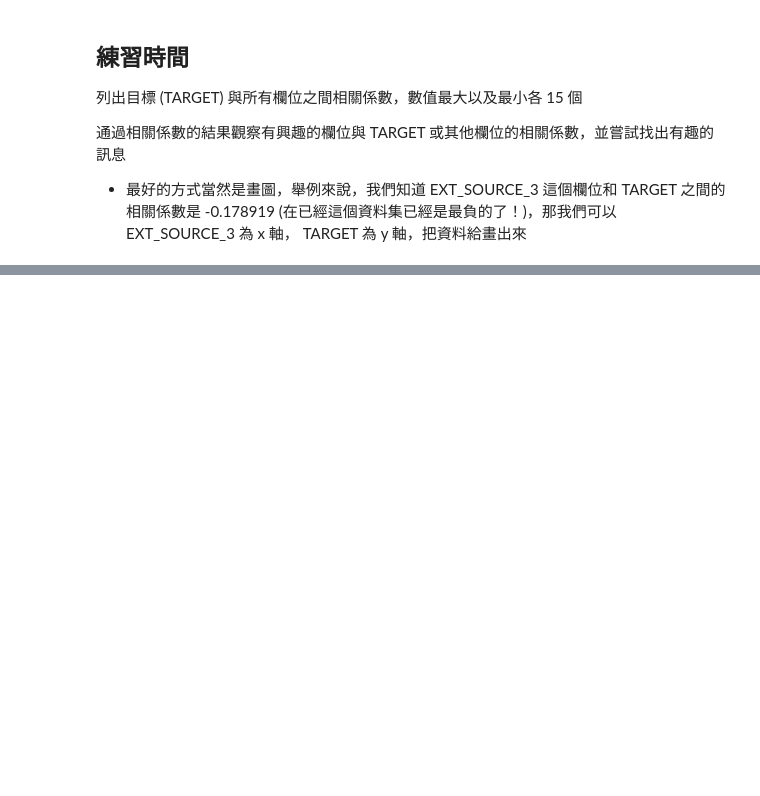
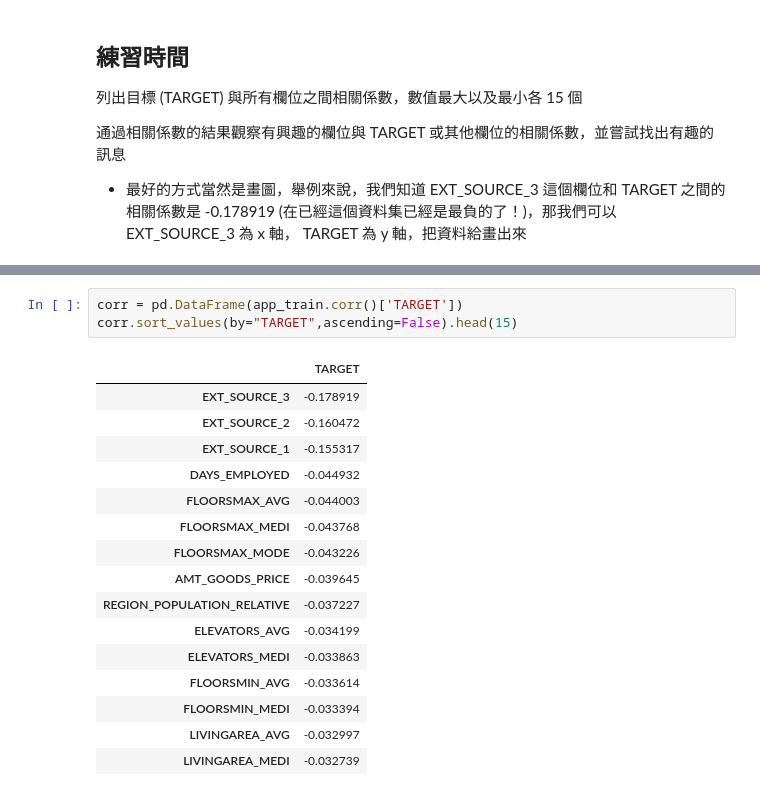
Before and after one commit to hsuehcc/Day15, a Jupyter notebook: Day_015_HW.ipynb, the cells around one changed output, grey strips where cells are left out. Drawn from its saved outputs; the diff is of its cells as text; blank space fills up the shorter version.

```diff
--- a/Day_015_HW.ipynb
+++ b/Day_015_HW.ipynb
@@ -89,0 +111,20 @@ app_train.corr()['TARGET'].max()
+# %%
+corr = pd.DataFrame(app_train.corr()['TARGET'])
+corr.sort_values(by="TARGET",ascending=False).head(15)
+# %% [output]
+|  | TARGET |
+| EXT_SOURCE_3 | -0.178919 |
+| EXT_SOURCE_2 | -0.160472 |
+| EXT_SOURCE_1 | -0.155317 |
+| DAYS_EMPLOYED | -0.044932 |
+| FLOORSMAX_AVG | -0.044003 |
+| FLOORSMAX_MEDI | -0.043768 |
+| FLOORSMAX_MODE | -0.043226 |
+| AMT_GOODS_PRICE | -0.039645 |
+| REGION_POPULATION_RELATIVE | -0.037227 |
+| ELEVATORS_AVG | -0.034199 |
+| ELEVATORS_MEDI | -0.033863 |
+| FLOORSMIN_AVG | -0.033614 |
+| FLOORSMIN_MEDI | -0.033394 |
+| LIVINGAREA_AVG | -0.032997 |
+| LIVINGAREA_MEDI | -0.032739 |
```
Also changed, not shown: parts of 7 cells of this notebook.
